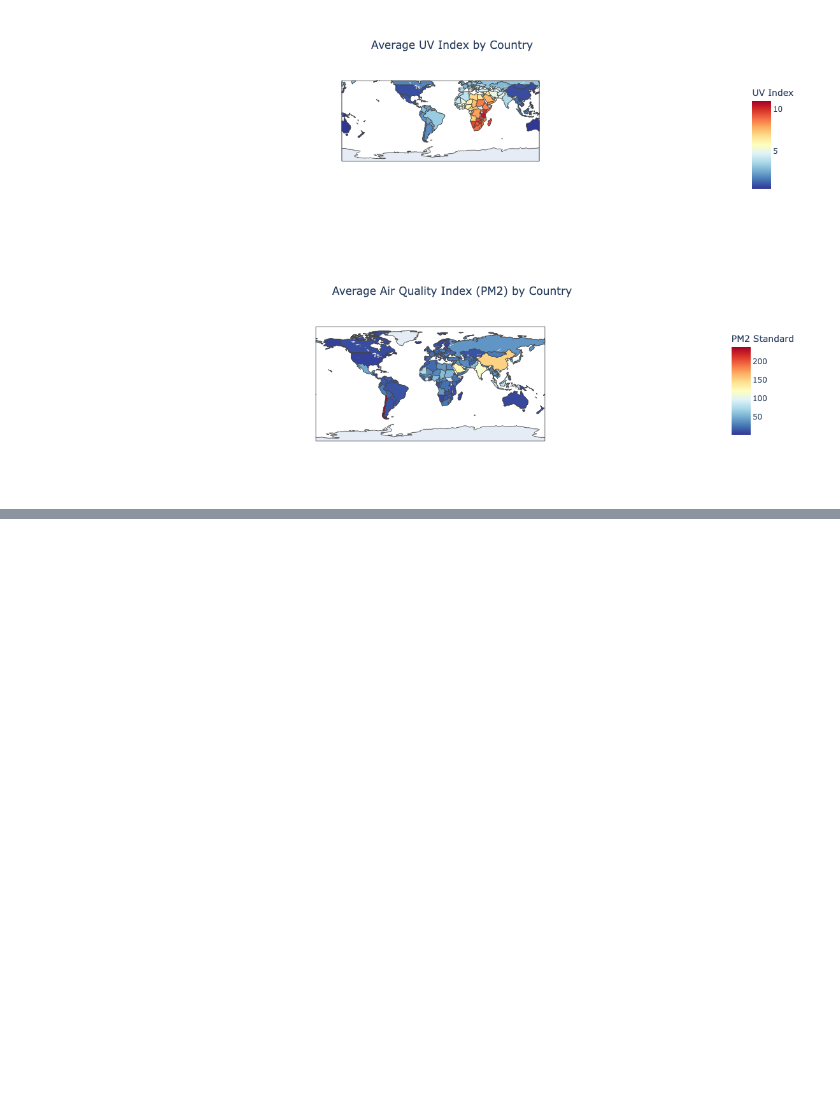
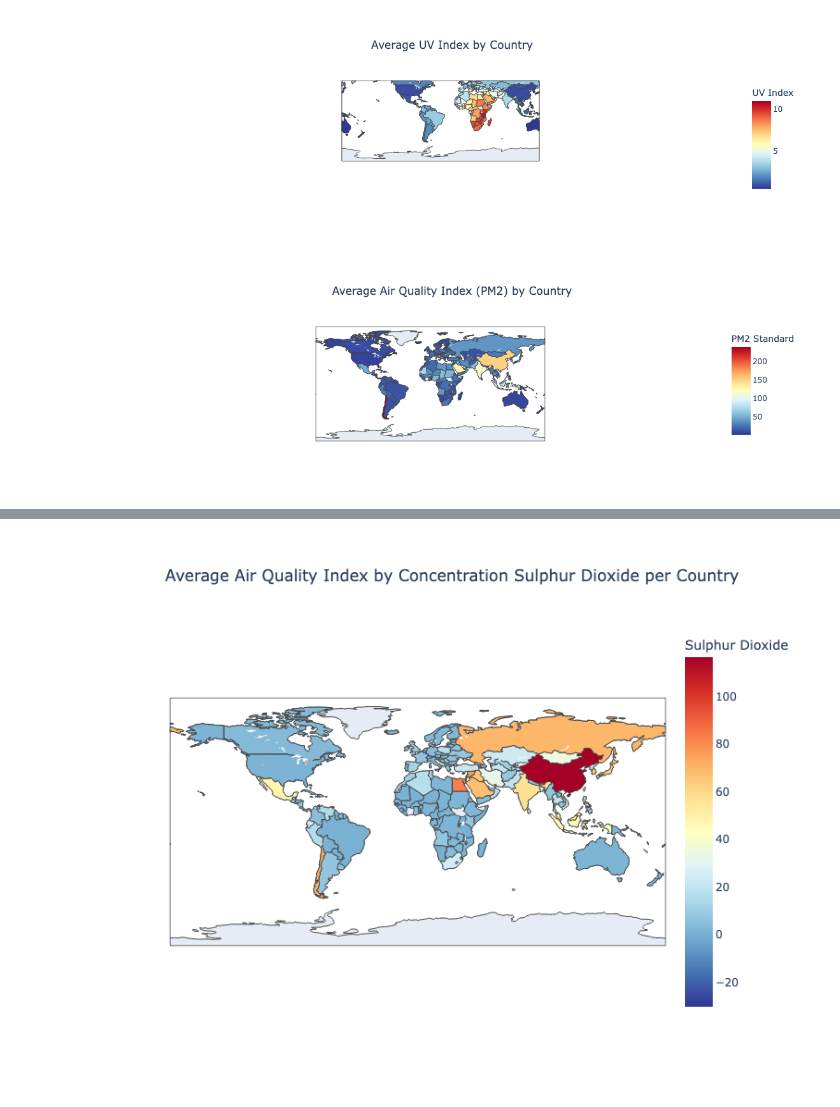
Before and after one commit to FlazeFy2/DS-World_Weather_Repository, a Jupyter notebook: exploratory data analysis-World map.ipynb, the cells around one changed output, grey strips where cells are left out. Drawn from its saved outputs; the diff is of its cells as text; code cells hidden in the pictures; blank space fills up the shorter version.

Commit message:
[DS] Exploratory Data Analysis (EDA) - World Map - Average Air Quality Index by Concentration Sulphur Dioxide per Country

```diff
--- a/exploratory data analysis-World map.ipynb
+++ b/exploratory data analysis-World map.ipynb
@@ -175,0 +176,25 @@ fig.show()
+# %%
+import plotly.express as px
+import pandas as pd
+
+# Exploratory Data Analysis (EDA) - World Map - Average Air Quality Index by Concentration Sulphur Dioxide per Country
+df = pd.read_csv("GlobalWeatherRepository.csv")
+
+avg_temp = df.groupby('country', as_index=False)['air_quality_Sulphur_dioxide'].mean()
+# World Map
+fig = px.choropleth(
+    avg_temp,
+    locations='country',
+    locationmode='country names',
+    color='air_quality_Sulphur_dioxide',
+    color_continuous_scale='RdYlBu_r',
+    title='Average Air Quality Index by Concentration Sulphur Dioxide per Country',
+    labels={'air_quality_Sulphur_dioxide': 'Sulphur Dioxide'}
+)
+fig.update_layout(
+    title_x=0.5,
+    height=600
+)
+fig.show()
+# %% [output]
+[figure, added]
```
Also changed, not shown: parts of 3 cells of this notebook.
